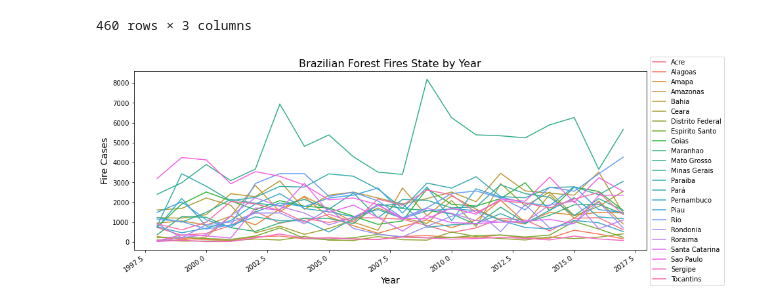
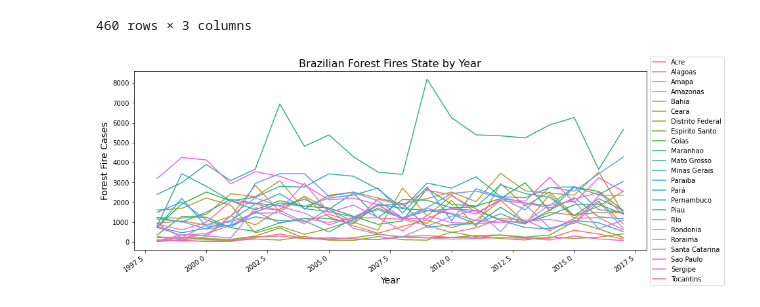
Before and after one commit to ZameromJairo/Python-Ref, a Jupyter notebook: Projeto 9/Case - Brazil forest fires.ipynb, the cells around one changed output. Cells and saved outputs as stored; diff of their text form; code cells hidden in the pictures.

```diff
--- a/Projeto 9/Case - Brazil forest fires.ipynb
+++ b/Projeto 9/Case - Brazil forest fires.ipynb
@@ -208,20 +228,20 @@ analysis_state_by_year
 | 459 | 2017 | Tocantins | 1378.959 |
 460 rows × 3 columns
 # %%
-# Graphic 4
+# Graphic 5
 
 plt.figure(figsize=(14,5))
 
 plt.title('Brazilian Forest Fires State by Year', fontsize = 16)
 
 sns.lineplot(data=analysis_state_by_year, x = 'year',y = 'number',hue='state', estimator='sum')
 
 plt.xticks(rotation = 35, ha = 'right')
 
 plt.xlabel('Year',fontsize = 14)
-plt.ylabel('Fire Cases',fontsize = 14)
+plt.ylabel('Forest Fire Cases',fontsize = 14)
 plt.legend(bbox_to_anchor=(1,1.1))
 
 plt.show()
 # %% [output]
-[figure, old version]
+[figure, new version]
```
Also changed, not shown: parts of 6 cells of this notebook.
